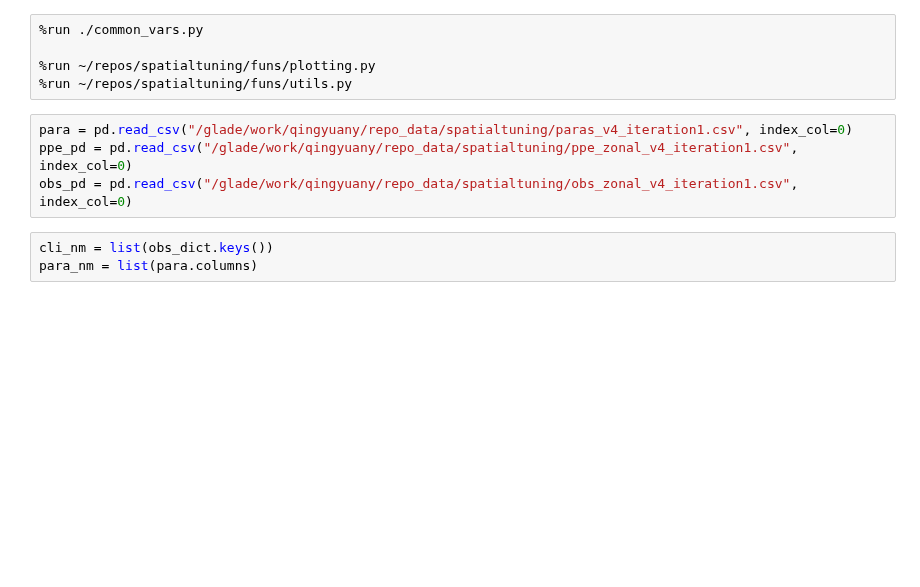
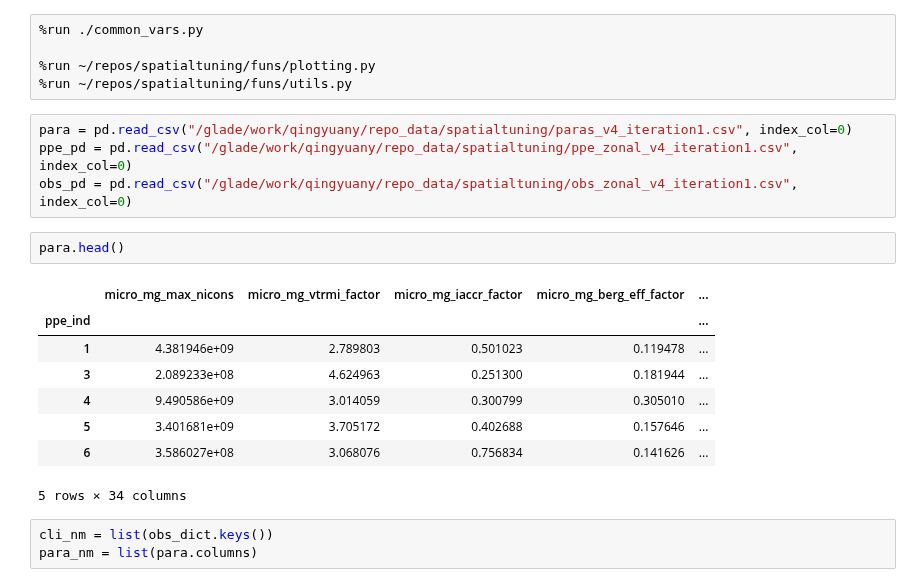
Before and after one commit to yiqioyang/proj2dhullsampler, a Jupyter notebook: step3_gp_train_application.ipynb, the cells around one changed output. Drawn from its saved outputs; the diff is of its cells as text; blank space fills up the shorter version.

```diff
--- a/step3_gp_train_application.ipynb
+++ b/step3_gp_train_application.ipynb
@@ -42,6 +42,17 @@ import xarray as xr
 para = pd.read_csv("/glade/work/qingyuany/repo_data/spatialtuning/paras_v4_iteration1.csv", index_col=0)
 ppe_pd = pd.read_csv("/glade/work/qingyuany/repo_data/spatialtuning/ppe_zonal_v4_iteration1.csv", index_col=0)
 obs_pd = pd.read_csv("/glade/work/qingyuany/repo_data/spatialtuning/obs_zonal_v4_iteration1.csv", index_col=0)
+# %%
+para.head()
+# %% [output]
+|  | micro_mg_max_nicons | micro_mg_vtrmi_factor | micro_mg_iaccr_factor | micro_mg_berg_eff_factor | ... |
+| ppe_ind |  |  |  |  | ... |
+| 1 | 4.381946e+09 | 2.789803 | 0.501023 | 0.119478 | ... |
+| 3 | 2.089233e+08 | 4.624963 | 0.251300 | 0.181944 | ... |
+| 4 | 9.490586e+09 | 3.014059 | 0.300799 | 0.305010 | ... |
+| 5 | 3.401681e+09 | 3.705172 | 0.402688 | 0.157646 | ... |
+| 6 | 3.586027e+08 | 3.068076 | 0.756834 | 0.141626 | ... |
+5 rows × 34 columns
 # %%
 cli_nm = list(obs_dict.keys())
 para_nm = list(para.columns)
```
Also changed, not shown: parts of 5 cells of this notebook, 1 other file.
